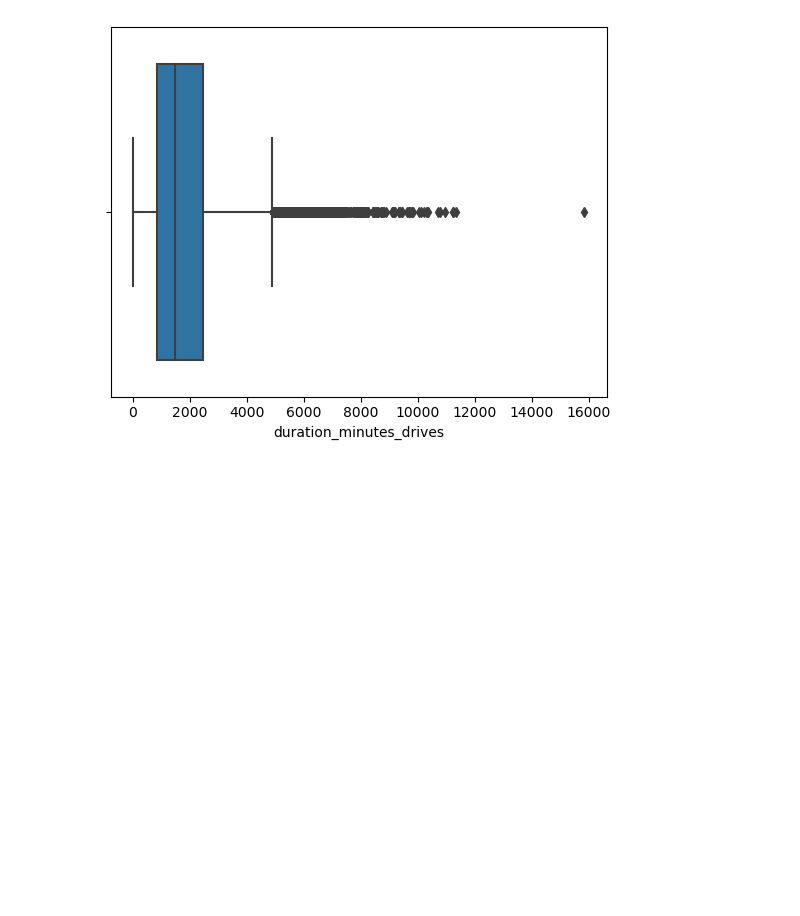
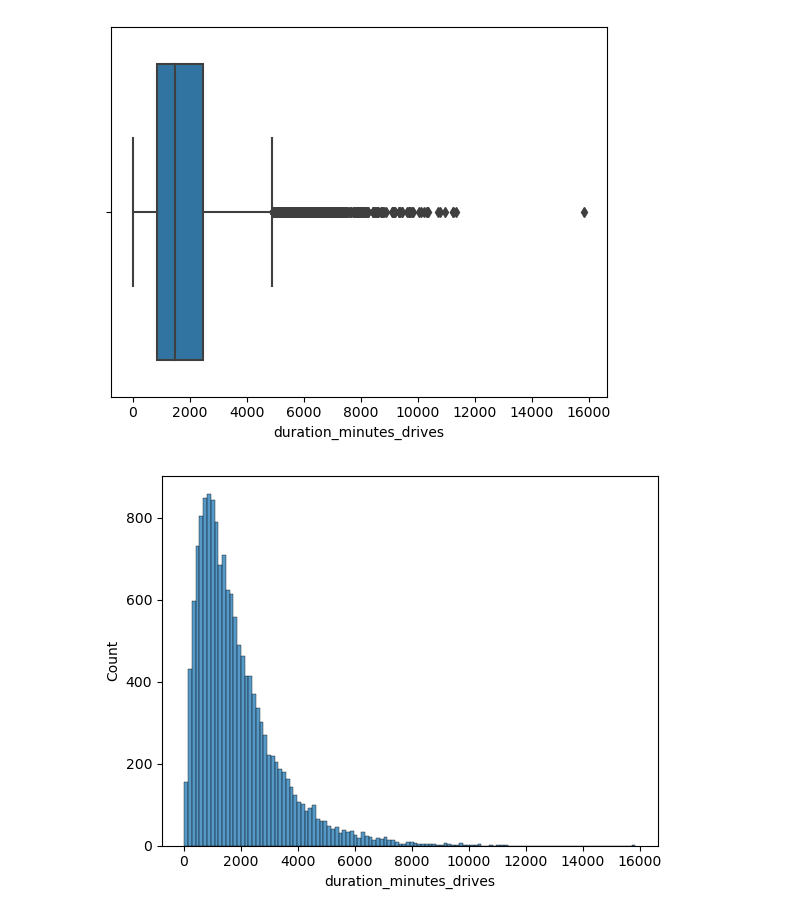
Before and after one commit to alishanstyles/Waze, a Jupyter notebook: Untitled.ipynb, the cells around one changed output. Cells and saved outputs as stored; diff of their text form; code cells hidden in the pictures; blank space fills up the shorter version.

Commit message:
visualizing data

```diff
--- a/Untitled.ipynb
+++ b/Untitled.ipynb
@@ -282,4 +282,6 @@ sns.boxplot(data = df,
 [figure]
 # %%
 sns.histplot(data = df,
-             x = 'duration_minutes_drives'
+             x = 'duration_minutes_drives');
+# %% [output]
+[figure, added]
```
Also changed, not shown: parts of 5 cells of this notebook.
